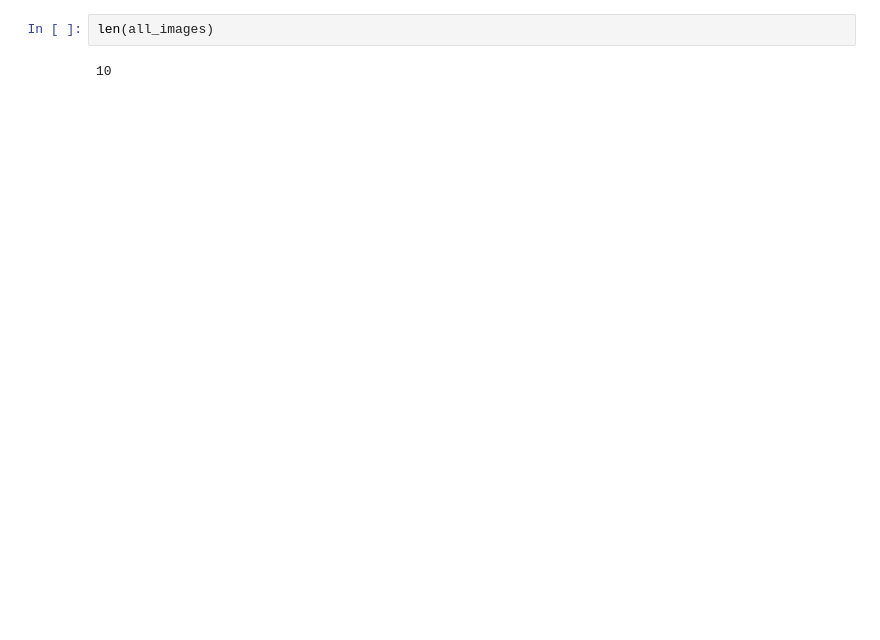
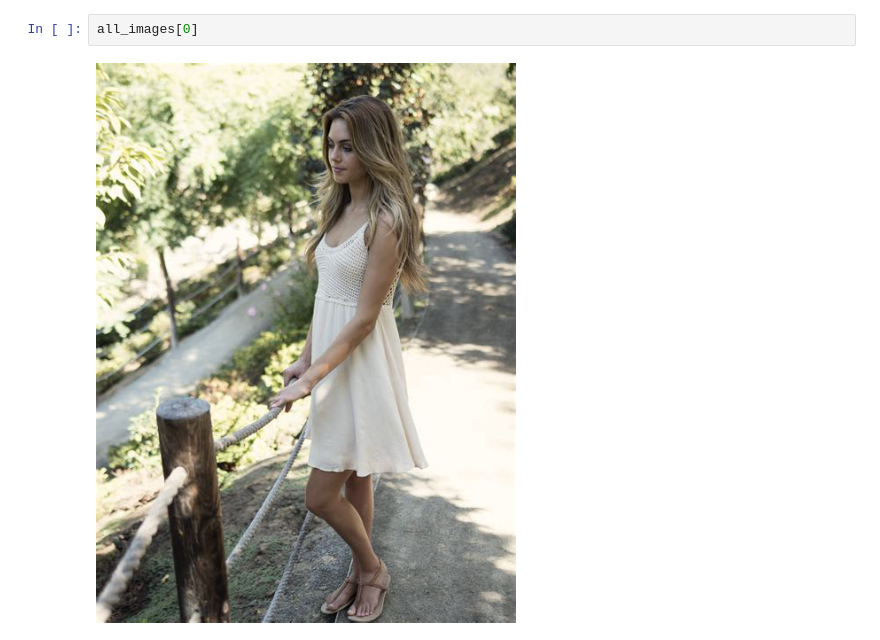
Before and after one commit to Pogba666/DeepLearning, a Jupyter notebook: HPE_Lecture_7.ipynb, the cells around one changed output. Saved outputs shown, nothing was run; the diff lists cells and outputs as text; blank space fills up the shorter version.

```diff
--- a/HPE_Lecture_7.ipynb
+++ b/HPE_Lecture_7.ipynb
@@ -58,4 +76,4 @@ for thumb in thumbs:
-# %%
-len(all_images)
-# %% [output]
-10
+# %%
+all_images[0]
+# %% [output]
+[figure, added]
```
Also changed, not shown: parts of 14 cells of this notebook.
